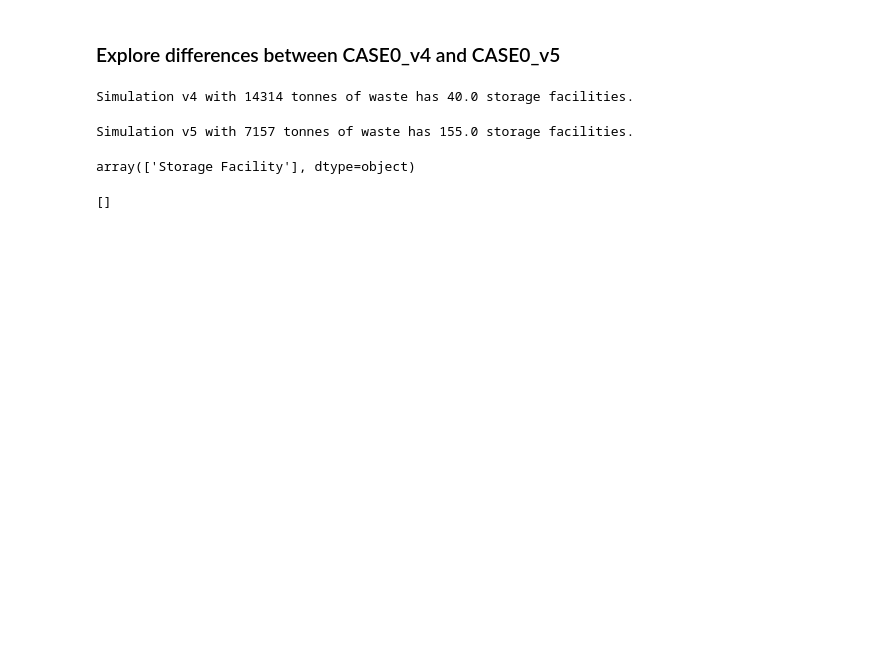
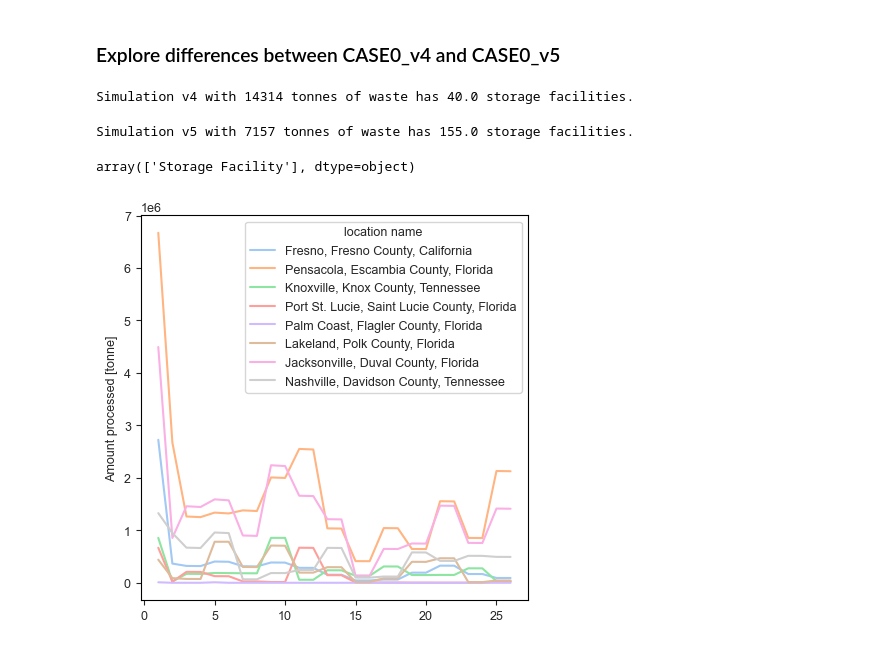
Before and after one commit to macmribo/RICE, a Jupyter notebook: 3_RELOG_simulation/99_Output_investigation.ipynb, the cells around one changed output. Saved outputs shown, nothing was run; the diff lists cells and outputs as text; code cells hidden in the pictures; blank space fills up the shorter version.

Commit message:
new scenarios (CASE0_v4, 5, 6)

```diff
--- a/3_RELOG_simulation/99_Output_investigation.ipynb
+++ b/3_RELOG_simulation/99_Output_investigation.ipynb
@@ -28,7 +28,21 @@ Simulation v5 with 7157 tonnes of waste has 155.0 storage facilities.
 v4['plant type'].unique()
 # %% [output]
 array(['Storage Facility'], dtype=object)
-# %%
-[storage for storage in v5['amount in storage (tonne)'] if storage != 0]
-# %% [output]
-[]
+# %%
+man_plants = pd.read_csv(os.path.join(output_folder, '20230306_CASE0_Manufacturing_v1', 'plants.csv'))
+man_products = pd.read_csv(os.path.join(output_folder, '20230306_CASE0_Manufacturing_v1', 'products.csv'))
+man_transportation = pd.read_csv(os.path.join(output_folder, '20230306_CASE0_Manufacturing_v1', 'transportation.csv'))
+# %%
+import seaborn as sns
+import re
+
+rc = {'figure.figsize':(5,5),
+      'axes.facecolor':'white',
+      'axes.grid' : True,
+      'grid.color': '1',
+      #'font.family':'Times New Roman',
+      'font.size' : 9}
+plt.rcParams.update(rc)
+
+#sns.set_style("ticks", rc={"axes.edgecolor": ".0", "axes.facecolor":"none"})
+palette = sns.color_palette('pastel')
@@ -34,0 +53,8 @@ array(['Storage Facility'], dtype=object)
+# %%
+fig = sns.lineplot(x="year", y="amount processed (tonne)",
+             hue="location name",
+             data=man_plants, palette=palette)
+fig.set(xlabel='', ylabel='Amount processed [tonne]');
+#fig.set_xticklabels(y_axis_range)
+# %% [output]
+[figure, added]
```
Also changed, not shown: parts of 2 cells of this notebook, 5 other files.
